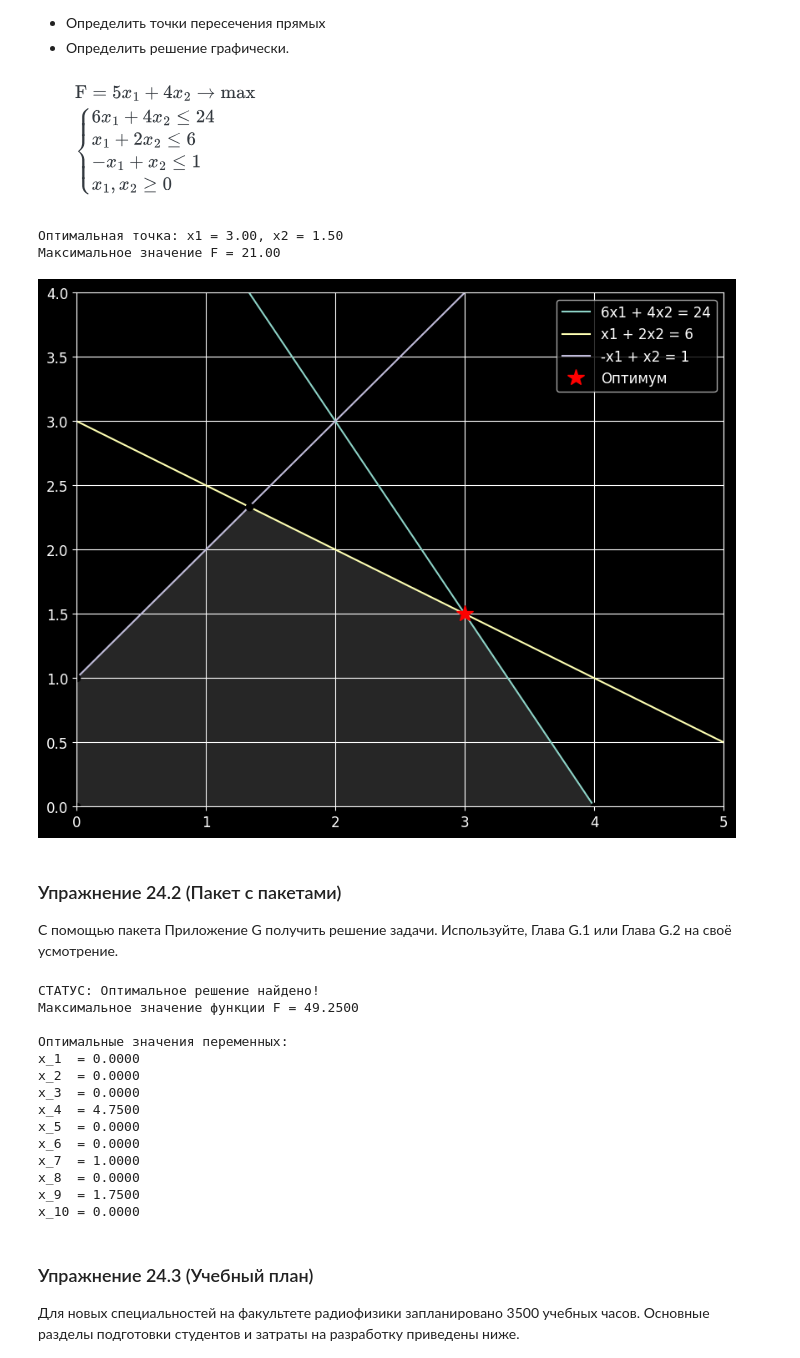
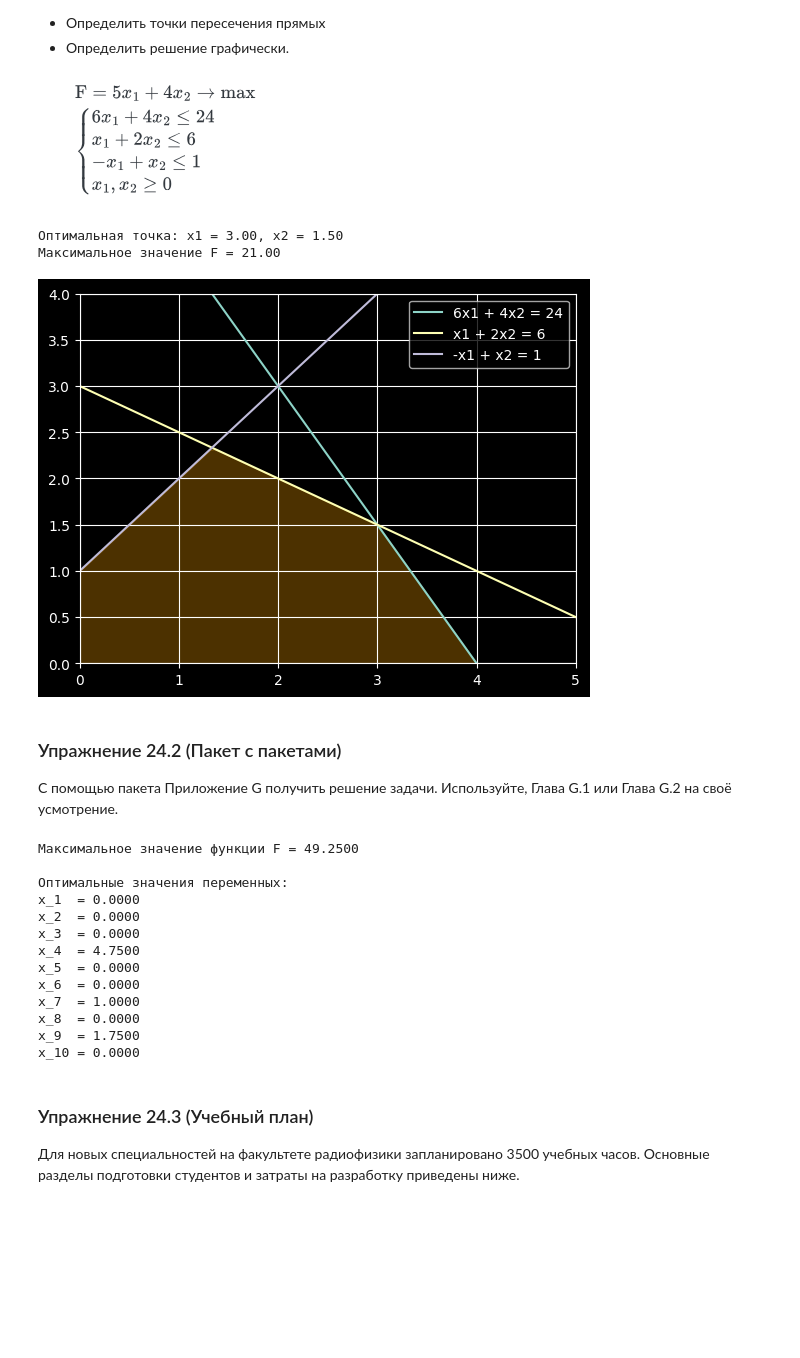
Before and after one commit to Yrmek/MOIO_py, a Jupyter notebook: lab2.ipynb, the cells around one changed output. Cells and saved outputs as stored; diff of their text form; code cells hidden in the pictures; blank space fills up the shorter version.

```diff
--- a/lab2.ipynb
+++ b/lab2.ipynb
@@ -11,49 +11,34 @@
 # %%
 import numpy as np
 import matplotlib.pyplot as plt
 
 x = np.linspace(0, 5, 100)
 
-# 2. Выражаем x2
 y1 = (24 - 6*x) / 4  # из 6x1 + 4x2 <= 24
 y2 = (6 - x) / 2     # из x1 + 2x2 <= 6
 y3 = 1 + x           # из -x1 + x2 <= 1
 
 
 plt.plot(x, y1, label='6x1 + 4x2 = 24')
 plt.plot(x, y2, label='x1 + 2x2 = 6')
 plt.plot(x, y3, label='-x1 + x2 = 1')
 
 y_min = np.minimum(y1, np.minimum(y2, y3))
-plt.fill_between(x, 0, y_min, where=(y_min >= 0), color='gray', alpha=0.3)
+plt.fill_between(x, 0, y_min, where=(y_min >= 0), color='orange', alpha=0.3)
 
-P1 = [0, 0]
-P2 = [0, 1]
-P3 = np.linalg.solve([[-1, 1], [1, 2]], [1, 6])
-P4 = np.linalg.solve([[1, 2], [6, 4]], [6, 24])
-P5 = [4, 0]
 
-points = np.array([P1, P2, P3, P4, P5])
-
-F_values = 5 * points[:, 0] + 4 * points[:, 1]
-best_idx = np.argmax(F_values)
-best_p = points[best_idx]
-
-plt.plot(points[:, 0], points[:, 1], 'ko')
-plt.plot(best_p[0], best_p[1], 'r*', markersize=15, label='Оптимум')
-
-print(f"Оптимальная точка: x1 = {best_p[0]:.2f}, x2 = {best_p[1]:.2f}")
-print(f"Максимальное значение F = {F_values[best_idx]:.2f}")
+print(f"Оптимальная точка: x1 = {3:.2f}, x2 = {1.5:.2f}")
+print(f"Максимальное значение F = {21:.2f}")
 
 plt.xlim(0, 5)
 plt.ylim(0, 4)
 plt.legend()
 plt.grid()
 plt.show()
 # %% [output]
 Оптимальная точка: x1 = 3.00, x2 = 1.50
 Максимальное значение F = 21.00
-[figure, old version]
+[figure, new version]
 # %% [markdown]
 ### Упражнение 24.2 (Пакет с пакетами)
  С помощью пакета Приложение G получить решение задачи. Используйте, Глава G.1 или Глава G.2 на своё усмотрение.
@@ -61,14 +46,10 @@ plt.show()
 import numpy as np
 from scipy.optimize import linprog
 
-# 1. Вектор коэффициентов целевой функции (Z / F)
-# Так как linprog всегда ищет минимум, а нам нужен максимум,
-# мы умножаем все коэффициенты на -1.
 c = np.array([
     -3, -4, -2, -5, -6, -7, -8, -9, -10, -11
 ])
 
-# 2. Матрица коэффициентов левых частей ограничений (A)
 A_ub = np.array([
     [1, 2, 3, 1, 4, 6, 0, 7, 8, 9],
     [2, 1, 2, 3, 2, 3, 4, 5, 1, 3],
@@ -79,32 +60,24 @@ A_ub = np.array([
     [2, 3, 4, 1, 4, 3, 2, 5, 7, 8]
 ])
 
-# 3. Вектор свободных членов правых частей (B)
 b_ub = np.array([
     30, 20, 25, 25, 18, 22, 19
 ])
 
-# 4. Решение задачи (границы xi >= 0 установлены по умолчанию)
 res = linprog(c, A_ub=A_ub, b_ub=b_ub, method='simplex')
 
 
 if res.success:
 
     max_F = -res.fun
-    print(f"СТАТУС: Оптимальное решение найдено!")
     print(f"Максимальное значение функции F = {max_F:.4f}\n")
-
     print("Оптимальные значения переменных:")
     for i, x_val in enumerate(res.x):
         if x_val > 1e-8:
             print(f"x_{i+1:<2} = {x_val:.4f}")
         else:
             print(f"x_{i+1:<2} = 0.0000")
-else:
-    print("СТАТУС: Решение не найдено.")
-    print(res.message)
 # %% [output]
-СТАТУС: Оптимальное решение найдено!
 Максимальное значение функции F = 49.2500
 
 Оптимальные значения переменных:
```
Also changed, not shown: parts of 6 cells of this notebook, 22 other files.
